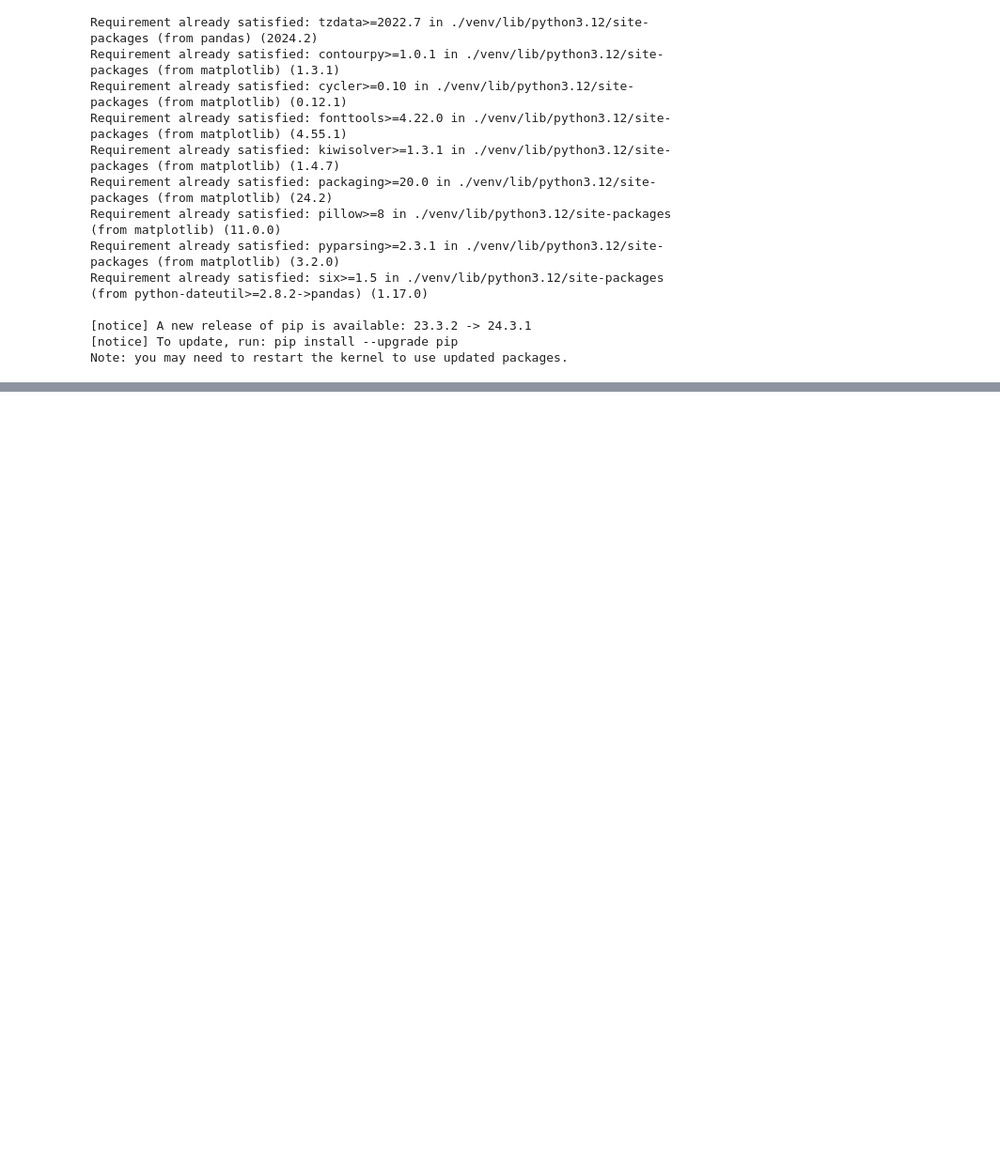
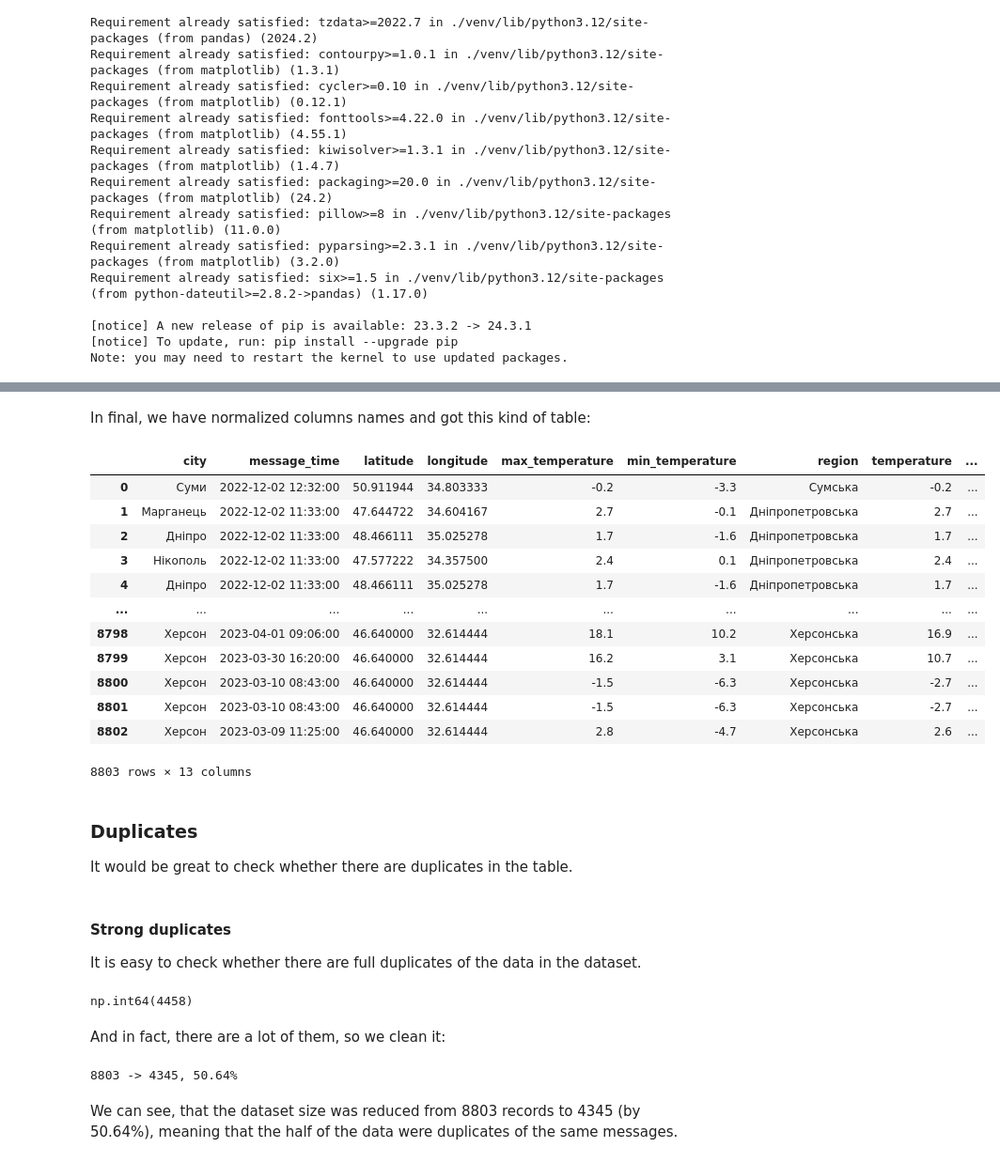
Before and after one commit to draklowell/eda-lab, a Jupyter notebook: notebook.ipynb, the cells around one changed output, grey strips where cells are left out. Shown at 94% size. Cells and saved outputs as stored; diff of their text form; code cells hidden in the pictures; blank space fills up the shorter version.

```diff
--- a/notebook.ipynb
+++ b/notebook.ipynb
@@ -93,0 +143,42 @@ data.reset_index().groupby("weather_description")[0].sum().sort_values().plot.ba
+# %% [markdown]
+In final, we have normalized columns names and got this kind of table:
+# %%
+dataset
+# %% [output]
+|  | city | message_time | latitude | longitude | max_temperature | min_temperature | region | temperature | ... |
+| 0 | Суми | 2022-12-02 12:32:00 | 50.911944 | 34.803333 | -0.2 | -3.3 | Сумська | -0.2 | ... |
+| 1 | Марганець | 2022-12-02 11:33:00 | 47.644722 | 34.604167 | 2.7 | -0.1 | Дніпропетровська | 2.7 | ... |
+| 2 | Дніпро | 2022-12-02 11:33:00 | 48.466111 | 35.025278 | 1.7 | -1.6 | Дніпропетровська | 1.7 | ... |
+| 3 | Нікополь | 2022-12-02 11:33:00 | 47.577222 | 34.357500 | 2.4 | 0.1 | Дніпропетровська | 2.4 | ... |
+| 4 | Дніпро | 2022-12-02 11:33:00 | 48.466111 | 35.025278 | 1.7 | -1.6 | Дніпропетровська | 1.7 | ... |
+| ... | ... | ... | ... | ... | ... | ... | ... | ... | ... |
+| 8798 | Херсон | 2023-04-01 09:06:00 | 46.640000 | 32.614444 | 18.1 | 10.2 | Херсонська | 16.9 | ... |
+| 8799 | Херсон | 2023-03-30 16:20:00 | 46.640000 | 32.614444 | 16.2 | 3.1 | Херсонська | 10.7 | ... |
+| 8800 | Херсон | 2023-03-10 08:43:00 | 46.640000 | 32.614444 | -1.5 | -6.3 | Херсонська | -2.7 | ... |
+| 8801 | Херсон | 2023-03-10 08:43:00 | 46.640000 | 32.614444 | -1.5 | -6.3 | Херсонська | -2.7 | ... |
+| 8802 | Херсон | 2023-03-09 11:25:00 | 46.640000 | 32.614444 | 2.8 | -4.7 | Херсонська | 2.6 | ... |
+8803 rows × 13 columns
+# %% [markdown]
+### Duplicates
+
+It would be great to check whether there are duplicates in the table.
+# %% [markdown]
+#### Strong duplicates
+
+It is easy to check whether there are full duplicates of the data in the dataset.
+# %%
+dataset.duplicated().sum()
+# %% [output]
+np.int64(4458)
+# %% [markdown]
+And in fact, there are a lot of them, so we clean it:
+# %%
+old_size = len(dataset.index)
+dataset.drop_duplicates(inplace=True)
+new_size = len(dataset.index)
+
+print(f"{old_size} -> {new_size}, {(1 - new_size/old_size) * 100:.2f}%")
+# %% [output]
+8803 -> 4345, 50.64%
+# %% [markdown]
+We can see, that the dataset size was reduced from 8803 records to 4345 (by 50.64%), meaning that the half of the data were duplicates of the same messages.
```
Also changed, not shown: parts of 44 cells of this notebook.
